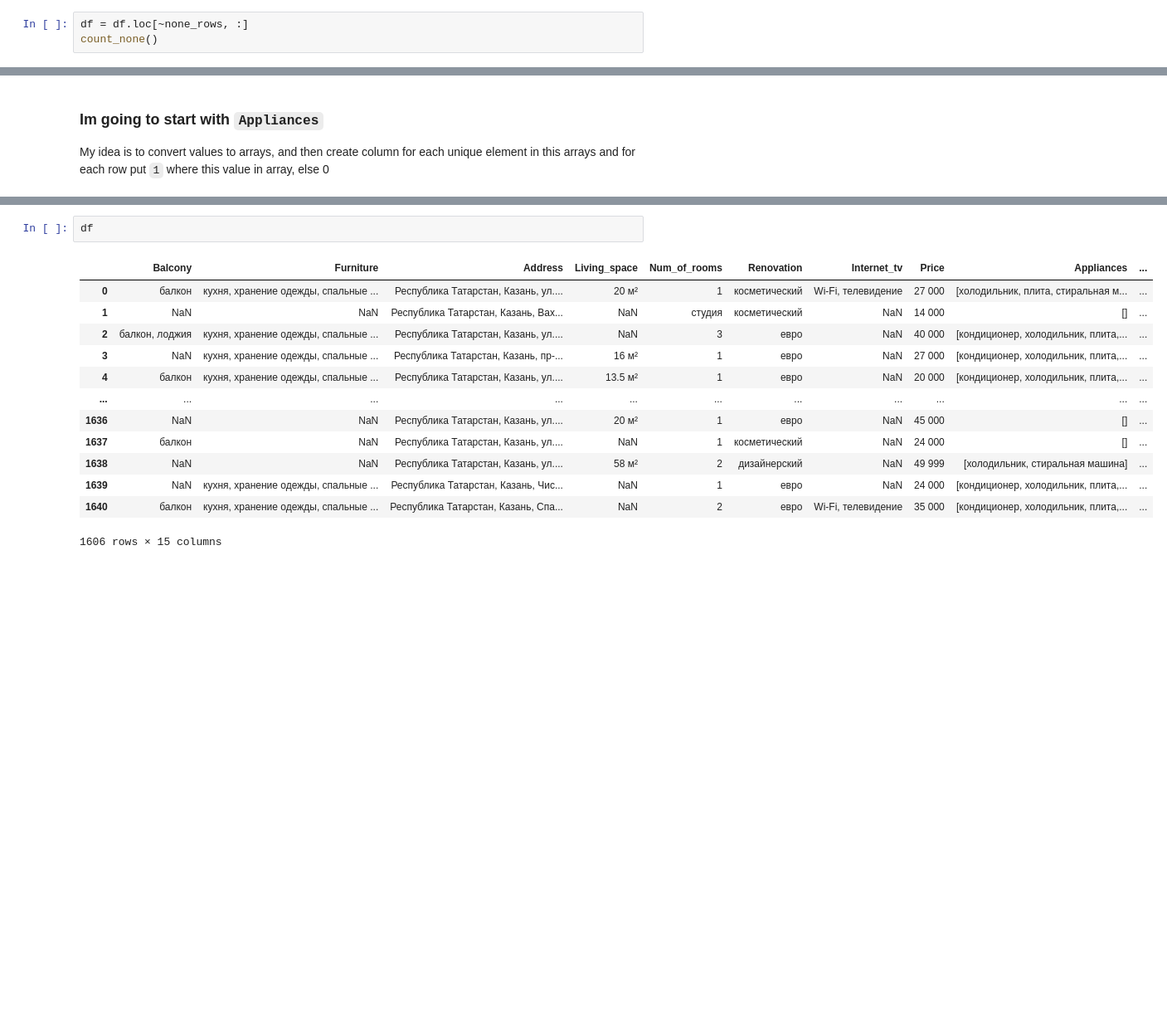
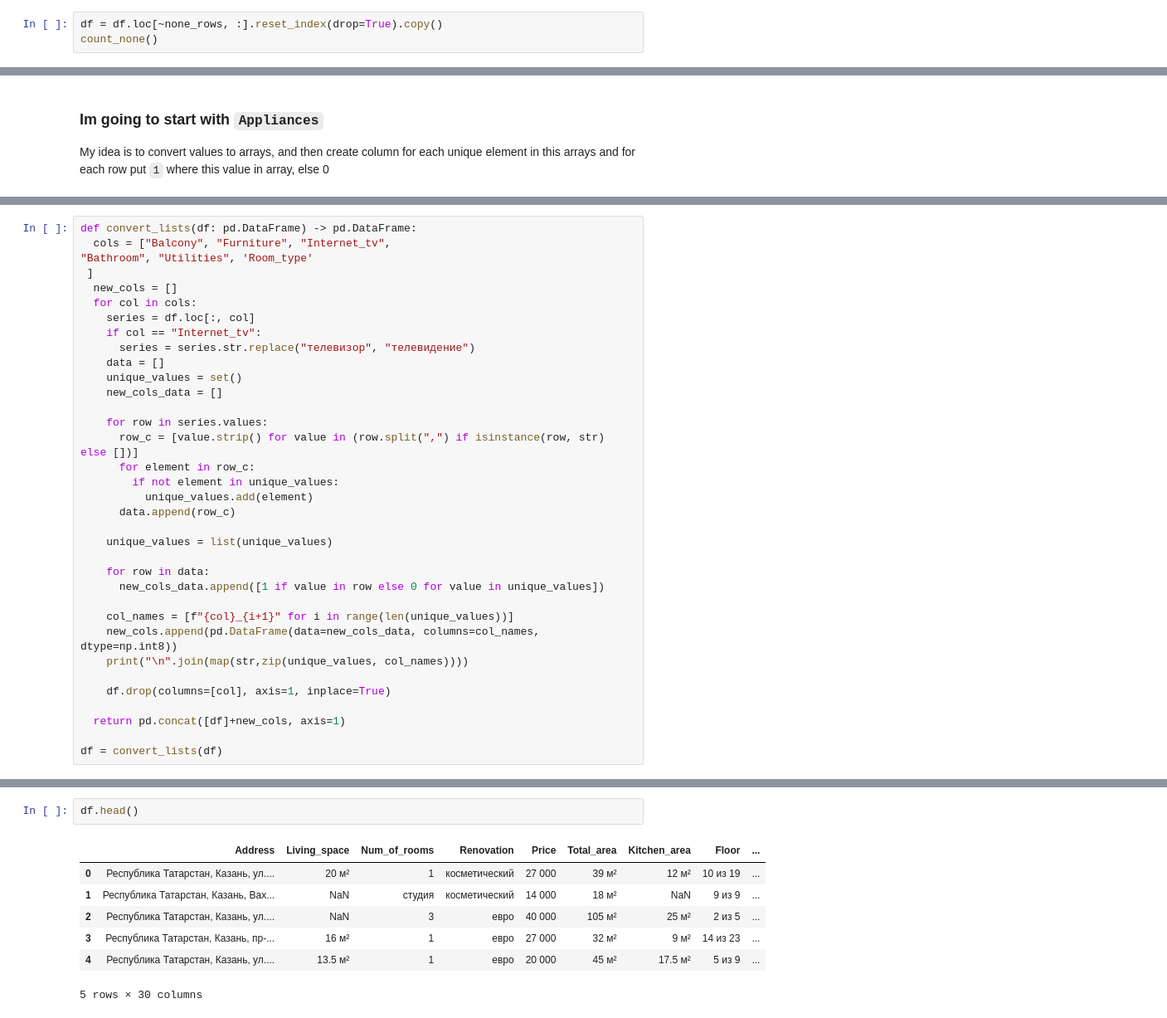
Before and after one commit to siva4iov/FlatsPrice_DS_Proj, a Jupyter notebook: Data_cleaning.ipynb, the cells around one changed output, grey strips where cells are left out. Shown at 83% size. Saved outputs shown, nothing was run; the diff lists cells and outputs as text; blank space fills up the shorter version.

```diff
--- a/Data_cleaning.ipynb
+++ b/Data_cleaning.ipynb
@@ -81,7 +81,7 @@ If we get rid of them, then each row will have a price, a total_area etc.
 # %% [markdown]
 # Let's drop them
 # %%
-df = df.loc[~none_rows, :]
+df = df.loc[~none_rows, :].reset_index(drop=True).copy()
 count_none()
 # %% [output]
 Balcony - 636 none entries
@@ -205,0 +228,35 @@ Name: Appliances_2, Length: 1606, dtype: int8
+# %%
+def convert_lists(df: pd.DataFrame) -> pd.DataFrame:
+  cols = ["Balcony", "Furniture", "Internet_tv",
+"Bathroom", "Utilities", 'Room_type'
+ ]
+  new_cols = []
+  for col in cols:
+    series = df.loc[:, col]
+    if col == "Internet_tv":
+      series = series.str.replace("телевизор", "телевидение")
+    data = []
+    unique_values = set()
+    new_cols_data = []
+
+    for row in series.values:
+      row_c = [value.strip() for value in (row.split(",") if isinstance(row, str) else [])]
+      for element in row_c:
+        if not element in unique_values:
+          unique_values.add(element)
+      data.append(row_c)
+
+    unique_values = list(unique_values)
+
+    for row in data:
+      new_cols_data.append([1 if value in row else 0 for value in unique_values])
+
+    col_names = [f"{col}_{i+1}" for i in range(len(unique_values))]
+    new_cols.append(pd.DataFrame(data=new_cols_data, columns=col_names, dtype=np.int8))
+    print("\n".join(map(str,zip(unique_values, col_names))))
+
+    df.drop(columns=[col], axis=1, inplace=True)
+
+  return pd.concat([df]+new_cols, axis=1)
+
+df = convert_lists(df)
@@ -206,16 +276,10 @@ Name: Appliances_2, Length: 1606, dtype: int8
 # %%
-df
+df.head()
 # %% [output]
-|  | Balcony | Furniture | Address | Living_space | Num_of_rooms | Renovation | Internet_tv | Price | Appliances | ... |
-| 0 | балкон | кухня, хранение одежды, спальные ... | Республика Татарстан, Казань, ул.... | 20 м² | 1 | косметический | Wi-Fi, телевидение | 27 000 | [холодильник, плита, стиральная м... | ... |
-| 1 | NaN | NaN | Республика Татарстан, Казань, Вах... | NaN | студия | косметический | NaN | 14 000 | [] | ... |
-| 2 | балкон, лоджия | кухня, хранение одежды, спальные ... | Республика Татарстан, Казань, ул.... | NaN | 3 | евро | NaN | 40 000 | [кондиционер, холодильник, плита,... | ... |
-| 3 | NaN | кухня, хранение одежды, спальные ... | Республика Татарстан, Казань, пр-... | 16 м² | 1 | евро | NaN | 27 000 | [кондиционер, холодильник, плита,... | ... |
-| 4 | балкон | кухня, хранение одежды, спальные ... | Республика Татарстан, Казань, ул.... | 13.5 м² | 1 | евро | NaN | 20 000 | [кондиционер, холодильник, плита,... | ... |
-| ... | ... | ... | ... | ... | ... | ... | ... | ... | ... | ... |
-| 1636 | NaN | NaN | Республика Татарстан, Казань, ул.... | 20 м² | 1 | евро | NaN | 45 000 | [] | ... |
-| 1637 | балкон | NaN | Республика Татарстан, Казань, ул.... | NaN | 1 | косметический | NaN | 24 000 | [] | ... |
-| 1638 | NaN | NaN | Республика Татарстан, Казань, ул.... | 58 м² | 2 | дизайнерский | NaN | 49 999 | [холодильник, стиральная машина] | ... |
-| 1639 | NaN | кухня, хранение одежды, спальные ... | Республика Татарстан, Казань, Чис... | NaN | 1 | евро | NaN | 24 000 | [кондиционер, холодильник, плита,... | ... |
-| 1640 | балкон | кухня, хранение одежды, спальные ... | Республика Татарстан, Казань, Спа... | NaN | 2 | евро | Wi-Fi, телевидение | 35 000 | [кондиционер, холодильник, плита,... | ... |
+|  | Address | Living_space | Num_of_rooms | Renovation | Price | Total_area | Kitchen_area | Floor | ... |
+| 0 | Республика Татарстан, Казань, ул.... | 20 м² | 1 | косметический | 27 000 | 39 м² | 12 м² | 10 из 19 | ... |
+| 1 | Республика Татарстан, Казань, Вах... | NaN | студия | косметический | 14 000 | 18 м² | NaN | 9 из 9 | ... |
+| 2 | Республика Татарстан, Казань, ул.... | NaN | 3 | евро | 40 000 | 105 м² | 25 м² | 2 из 5 | ... |
+| 3 | Республика Татарстан, Казань, пр-... | 16 м² | 1 | евро | 27 000 | 32 м² | 9 м² | 14 из 23 | ... |
+| 4 | Республика Татарстан, Казань, ул.... | 13.5 м² | 1 | евро | 20 000 | 45 м² | 17.5 м² | 5 из 9 | ... |
-1606 rows × 15 columns
+5 rows × 30 columns
```
Also changed, not shown: parts of 12 cells of this notebook.
